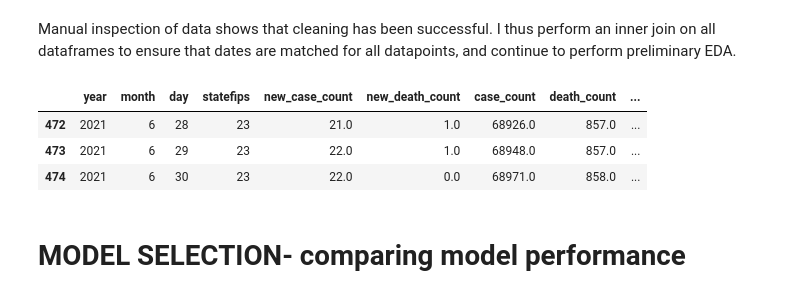
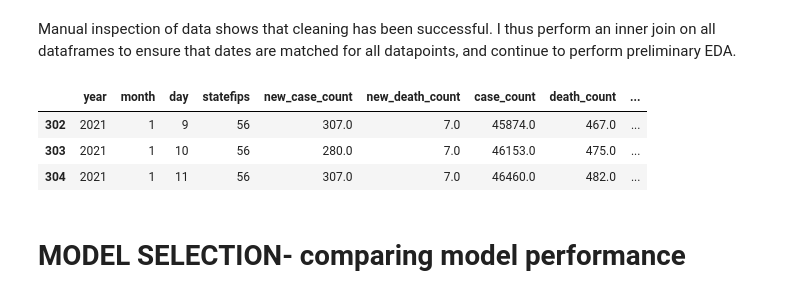
Before and after one commit to cjohnsoncruz/covid_spread_and_business_revenue, a Jupyter notebook: Quantifying_how_Covid_Case_Rates_affect_Business_Revenue.ipynb, the cells around one changed output. Cells and saved outputs as stored; diff of their text form; code cells hidden in the pictures.

```diff
--- a/Quantifying_how_Covid_Case_Rates_affect_Business_Revenue.ipynb
+++ b/Quantifying_how_Covid_Case_Rates_affect_Business_Revenue.ipynb
@@ -207,35 +209,35 @@ Manual inspection of data shows that cleaning has been successful. I thus perfor
 # %%
 cols_of_interest = dict() #create dict where key is information type, and value is the list of columns to use that aren't indexs
 cols_of_interest['covid'] = find_mutable_cols(covid_rate_per_state, protected_cols)
 cols_of_interest['spending'] =  find_mutable_cols(spending_per_state, protected_cols)
 cols_of_interest['revenue'] =   find_mutable_cols(spending_per_state, protected_cols)
 # to make sure that the dates line up, you need to do an inner join to take the matching days of the predicted variable, and the predictor variable dataframes
 join_covid_spending_revenue_df = dict() #this si a dict where every key (equal to state name) will refer to 1 df
 
 primary_key_cols = ['datetime', 'state','stateabbrev','state_pop2019'] #want to keep this for the primary dataframe
 secondary_key_cols = ['datetime', 'state'] #this is for the df that is gonna be joined
 spending_cols_to_merge = find_cols_with_substring(spending_per_state, 'spend') + secondary_key_cols
 revenue_cols_to_merge =find_cols_with_substring(revenue_per_state, 'revenue') + find_cols_with_substring(revenue_per_state, 'merchant') + secondary_key_cols
 
 #run forloop to run and store
-all_state_names = list(set(state_IDs.loc[:,'statename'])) #use set to extract unique values then combine into a list
+all_state_names = sorted(list(set(state_IDs.loc[:,'statename']))) #use set to extract unique values then combine into a sorted list
 
 #RUN for loop to merge all dfs
 for state in all_state_names:
     #join_covid_spending_revenue_df[state] = covid_rate_per_state.set_index('datetime')
     #join_covid_spending_revenue_df[state] = pd.concat(covid_rate_per_state.loc[covid_rate_per_state['state']==state, :], spending_per_state.loc[ spending_per_state['state']==state,:], how = 'inner', left_index = True, right_on = 'datetime')
     df_base = covid_rate_per_state.loc[covid_rate_per_state['state']==state, :]
     df_add =  spending_per_state.loc[ spending_per_state['state']==state,spending_cols_to_merge]
     join_covid_spending_revenue_df[state] = pd.merge(df_base,df_add, how = 'inner', on = ['datetime', 'state'])
     df_add_revenue = revenue_per_state.loc[revenue_per_state['state']== state, revenue_cols_to_merge]
     join_covid_spending_revenue_df[state] = pd.merge(join_covid_spending_revenue_df[state],df_add_revenue, how = 'inner', on = ['datetime', 'state'])
 
 join_covid_spending_revenue_df[state].tail(3)
 # %% [output]
 |  | year | month | day | statefips | new_case_count | new_death_count | case_count | death_count | ... |
-| 472 | 2021 | 6 | 28 | 23 | 21.0 | 1.0 | 68926.0 | 857.0 | ... |
-| 473 | 2021 | 6 | 29 | 23 | 22.0 | 1.0 | 68948.0 | 857.0 | ... |
-| 474 | 2021 | 6 | 30 | 23 | 22.0 | 0.0 | 68971.0 | 858.0 | ... |
+| 302 | 2021 | 1 | 9 | 56 | 307.0 | 7.0 | 45874.0 | 467.0 | ... |
+| 303 | 2021 | 1 | 10 | 56 | 280.0 | 7.0 | 46153.0 | 475.0 | ... |
+| 304 | 2021 | 1 | 11 | 56 | 307.0 | 7.0 | 46460.0 | 482.0 | ... |
 # %% [markdown]
 # MODEL SELECTION- comparing model performance
 # %% [markdown]
```
Also changed, not shown: parts of 41 cells of this notebook.
